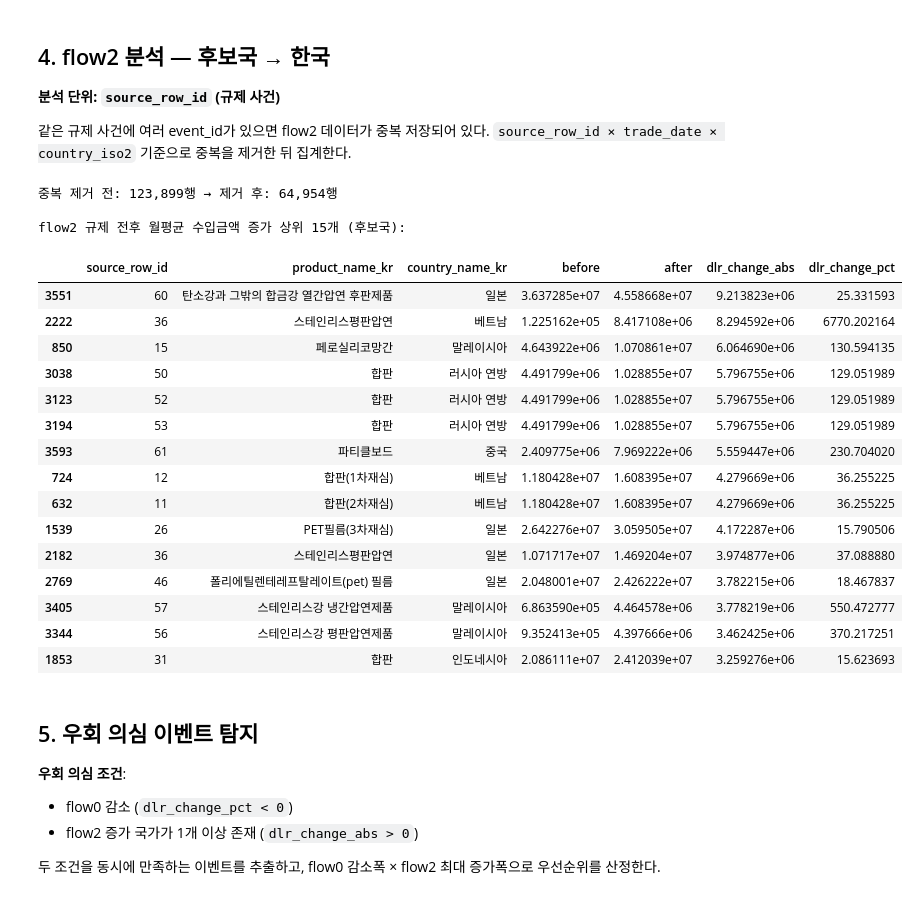
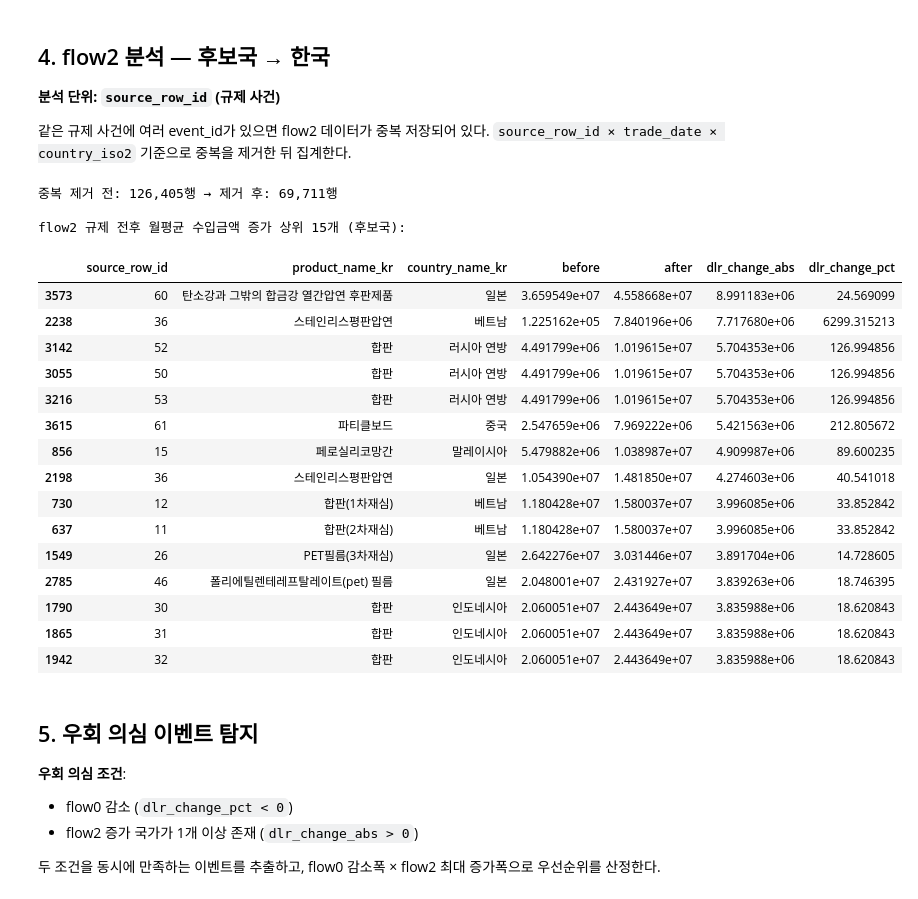
Before and after one commit to JungYeoni/trade-circumvention-monitor, a Jupyter notebook: notebooks/07_flow0_flow2_analysis.ipynb, the cells around one changed output. Cells and saved outputs as stored; diff of their text form; code cells hidden in the pictures.

```diff
--- a/notebooks/07_flow0_flow2_analysis.ipynb
+++ b/notebooks/07_flow0_flow2_analysis.ipynb
@@ -37,7 +38,7 @@ INPUT_PATH = DATA_DIR / "customs_flow0_flow2_raw.csv"
 # %% [markdown]
 ## 1. 데이터 로드 & 전처리
 # %%
-df_raw = pd.read_csv(INPUT_PATH)
+df_raw = pd.read_csv(INPUT_PATH, dtype={"trade_date": "string"})
 
 print("Shape:", df_raw.shape)
 print("\nDtypes:")
@@ -101,0 +89,36 @@ Name: count, dtype: int64
+# %%
+# country_iso2가 null인 행은 '기타 국가' 등 집계 불가 행으로 제외
+df = df[df["country_iso2"].notna()].copy()
+
+
+def iso3_to_iso2(code: str) -> str | None:
+    """pycountry를 사용해 ISO3 → ISO2 변환."""
+    country = pycountry.countries.get(alpha_3=code)
+    return country.alpha_2 if country else None
+
+
+# source_row_id별 규제국 집합 기준으로 flow0/flow2 재분류
+regulated_pairs = (
+    df[["source_row_id", "origin_country_iso3"]]
+    .drop_duplicates()
+    .assign(country_iso2=lambda x: x["origin_country_iso3"].map(iso3_to_iso2))
+    .dropna(subset=["country_iso2"])
+    [["source_row_id", "country_iso2"]]
+    .assign(is_regulated=True)
+)
+
+df = df.merge(regulated_pairs, on=["source_row_id", "country_iso2"], how="left")
+df["flow_corrected"] = (
+    df["is_regulated"]
+    .fillna(False)
+    .map({True: 0, False: 2})
+    .astype(int)
+)
+df = df.drop(columns="is_regulated")
+
+print("전처리 후 Shape:", df.shape)
+print("기존 flow 분포:")
+print(df["flow"].value_counts())
+print("\n보정 flow 분포:")
+print(df["flow_corrected"].value_counts())
+print("\nold flow0 → corrected flow2 행:", int(((df["flow"] == 0) & (df["flow_corrected"] == 2)).sum()))
@@ -192,7 +230,7 @@ flow0 규제 전후 월평균 수입금액 변화 (감소폭 큰 순):
 같은 규제 사건에 여러 event_id가 있으면 flow2 데이터가 중복 저장되어 있다.
 `source_row_id × trade_date × country_iso2` 기준으로 중복을 제거한 뒤 집계한다.
 # %%
-df_f2 = df[df["flow"] == 2].copy()
+df_f2 = df[df["flow_corrected"] == 2].copy()
 
 # 중복 제거: 같은 source_row_id의 여러 event_id가 동일한 flow2 데이터를 가지므로
 # (source_row_id, trade_date, country_iso2) 기준으로 첫 번째 행만 유지
@@ -218,49 +256,49 @@ f2_monthly = (
 # Step 2: 월평균 수입금액 (월별 합산값의 평균)
 f2_summary = (
     f2_monthly
     .groupby(["source_row_id", "product_name_kr", "country_iso2", "country_name_kr", "period_label"])
     .agg(avg_imp_dlr=("monthly_imp_dlr", "mean"))
     .reset_index()
 )
 
 f2_wide = f2_summary.pivot_table(
     index=["source_row_id", "product_name_kr", "country_iso2", "country_name_kr"],
     columns="period_label",
     values="avg_imp_dlr",
 ).reset_index()
 f2_wide.columns.name = None
 
 f2_wide["before"] = f2_wide.get("before", 0).fillna(0)
 f2_wide["after"] = f2_wide.get("after", 0).fillna(0)
 f2_wide["dlr_change_pct"] = (
     (f2_wide["after"] - f2_wide["before"]) / f2_wide["before"].replace(0, float("nan"))
 ) * 100
 f2_wide["dlr_change_abs"] = f2_wide["after"] - f2_wide["before"]
 
 print("\nflow2 규제 전후 월평균 수입금액 증가 상위 15개 (후보국):")
 f2_wide.sort_values("dlr_change_abs", ascending=False).head(15)[
     ["source_row_id", "product_name_kr", "country_name_kr", "before", "after", "dlr_change_abs", "dlr_change_pct"]
 ]
 # %% [output]
-중복 제거 전: 123,899행 → 제거 후: 64,954행
+중복 제거 전: 126,405행 → 제거 후: 69,711행
 
 flow2 규제 전후 월평균 수입금액 증가 상위 15개 (후보국):
 |  | source_row_id | product_name_kr | country_name_kr | before | after | dlr_change_abs | dlr_change_pct |
-| 3551 | 60 | 탄소강과 그밖의 합금강 열간압연 후판제품 | 일본 | 3.637285e+07 | 4.558668e+07 | 9.213823e+06 | 25.331593 |
-| 2222 | 36 | 스테인리스평판압연 | 베트남 | 1.225162e+05 | 8.417108e+06 | 8.294592e+06 | 6770.202164 |
-| 850 | 15 | 페로실리코망간 | 말레이시아 | 4.643922e+06 | 1.070861e+07 | 6.064690e+06 | 130.594135 |
-| 3038 | 50 | 합판 | 러시아 연방 | 4.491799e+06 | 1.028855e+07 | 5.796755e+06 | 129.051989 |
-| 3123 | 52 | 합판 | 러시아 연방 | 4.491799e+06 | 1.028855e+07 | 5.796755e+06 | 129.051989 |
-| 3194 | 53 | 합판 | 러시아 연방 | 4.491799e+06 | 1.028855e+07 | 5.796755e+06 | 129.051989 |
-| 3593 | 61 | 파티클보드 | 중국 | 2.409775e+06 | 7.969222e+06 | 5.559447e+06 | 230.704020 |
-| 724 | 12 | 합판(1차재심) | 베트남 | 1.180428e+07 | 1.608395e+07 | 4.279669e+06 | 36.255225 |
-| 632 | 11 | 합판(2차재심) | 베트남 | 1.180428e+07 | 1.608395e+07 | 4.279669e+06 | 36.255225 |
-| 1539 | 26 | PET필름(3차재심) | 일본 | 2.642276e+07 | 3.059505e+07 | 4.172287e+06 | 15.790506 |
-| 2182 | 36 | 스테인리스평판압연 | 일본 | 1.071717e+07 | 1.469204e+07 | 3.974877e+06 | 37.088880 |
-| 2769 | 46 | 폴리에틸렌테레프탈레이트(pet) 필름 | 일본 | 2.048001e+07 | 2.426222e+07 | 3.782215e+06 | 18.467837 |
-| 3405 | 57 | 스테인리스강 냉간압연제품 | 말레이시아 | 6.863590e+05 | 4.464578e+06 | 3.778219e+06 | 550.472777 |
-| 3344 | 56 | 스테인리스강 평판압연제품 | 말레이시아 | 9.352413e+05 | 4.397666e+06 | 3.462425e+06 | 370.217251 |
-| 1853 | 31 | 합판 | 인도네시아 | 2.086111e+07 | 2.412039e+07 | 3.259276e+06 | 15.623693 |
+| 3573 | 60 | 탄소강과 그밖의 합금강 열간압연 후판제품 | 일본 | 3.659549e+07 | 4.558668e+07 | 8.991183e+06 | 24.569099 |
+| 2238 | 36 | 스테인리스평판압연 | 베트남 | 1.225162e+05 | 7.840196e+06 | 7.717680e+06 | 6299.315213 |
+| 3142 | 52 | 합판 | 러시아 연방 | 4.491799e+06 | 1.019615e+07 | 5.704353e+06 | 126.994856 |
+| 3055 | 50 | 합판 | 러시아 연방 | 4.491799e+06 | 1.019615e+07 | 5.704353e+06 | 126.994856 |
+| 3216 | 53 | 합판 | 러시아 연방 | 4.491799e+06 | 1.019615e+07 | 5.704353e+06 | 126.994856 |
+| 3615 | 61 | 파티클보드 | 중국 | 2.547659e+06 | 7.969222e+06 | 5.421563e+06 | 212.805672 |
+| 856 | 15 | 페로실리코망간 | 말레이시아 | 5.479882e+06 | 1.038987e+07 | 4.909987e+06 | 89.600235 |
+| 2198 | 36 | 스테인리스평판압연 | 일본 | 1.054390e+07 | 1.481850e+07 | 4.274603e+06 | 40.541018 |
+| 730 | 12 | 합판(1차재심) | 베트남 | 1.180428e+07 | 1.580037e+07 | 3.996085e+06 | 33.852842 |
+| 637 | 11 | 합판(2차재심) | 베트남 | 1.180428e+07 | 1.580037e+07 | 3.996085e+06 | 33.852842 |
+| 1549 | 26 | PET필름(3차재심) | 일본 | 2.642276e+07 | 3.031446e+07 | 3.891704e+06 | 14.728605 |
+| 2785 | 46 | 폴리에틸렌테레프탈레이트(pet) 필름 | 일본 | 2.048001e+07 | 2.431927e+07 | 3.839263e+06 | 18.746395 |
+| 1790 | 30 | 합판 | 인도네시아 | 2.060051e+07 | 2.443649e+07 | 3.835988e+06 | 18.620843 |
+| 1865 | 31 | 합판 | 인도네시아 | 2.060051e+07 | 2.443649e+07 | 3.835988e+06 | 18.620843 |
+| 1942 | 32 | 합판 | 인도네시아 | 2.060051e+07 | 2.443649e+07 | 3.835988e+06 | 18.620843 |
 # %% [markdown]
 ## 5. 우회 의심 이벤트 탐지
 
```
Also changed, not shown: parts of 11 cells of this notebook, 4 other files.
